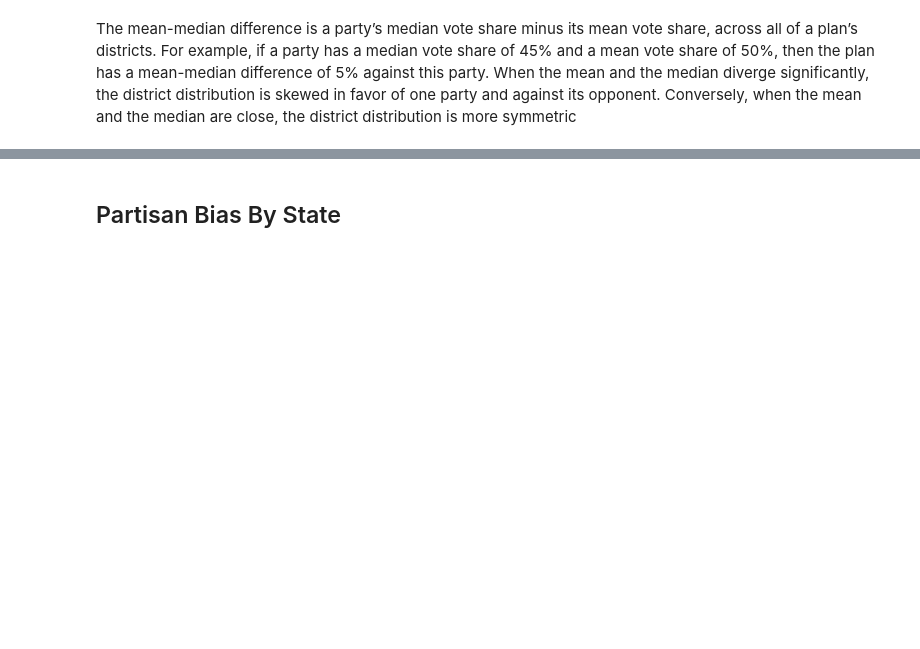
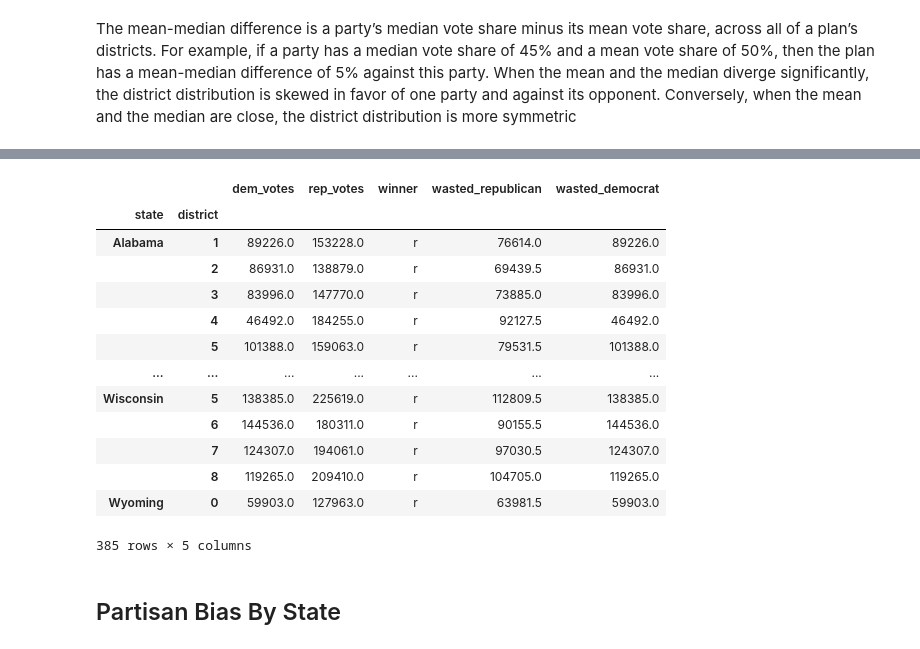
Before and after one commit to dpalencia/cs541g3, a Jupyter notebook: Notebooks/Data Understanding/Data Understanding - U.S. House 1976 - 2018.ipynb, the cells around one changed output, grey strips where cells are left out. Saved outputs shown, nothing was run; the diff lists cells and outputs as text; code cells hidden in the pictures; blank space fills up the shorter version.

```diff
--- a/Notebooks/Data Understanding/Data Understanding - U.S. House 1976 - 2018.ipynb
+++ b/Notebooks/Data Understanding/Data Understanding - U.S. House 1976 - 2018.ipynb
@@ -479,3 +553,20 @@ plt.title("Republican Mean Median",Fontsize = 15);
+# %%
+vote_counts
+# %% [output]
+|  |  | dem_votes | rep_votes | winner | wasted_republican | wasted_democrat |
+| state | district |  |  |  |  |  |
+| Alabama | 1 | 89226.0 | 153228.0 | r | 76614.0 | 89226.0 |
+|  | 2 | 86931.0 | 138879.0 | r | 69439.5 | 86931.0 |
+|  | 3 | 83996.0 | 147770.0 | r | 73885.0 | 83996.0 |
+|  | 4 | 46492.0 | 184255.0 | r | 92127.5 | 46492.0 |
+|  | 5 | 101388.0 | 159063.0 | r | 79531.5 | 101388.0 |
+| ... | ... | ... | ... | ... | ... | ... |
+| Wisconsin | 5 | 138385.0 | 225619.0 | r | 112809.5 | 138385.0 |
+|  | 6 | 144536.0 | 180311.0 | r | 90155.5 | 144536.0 |
+|  | 7 | 124307.0 | 194061.0 | r | 97030.5 | 124307.0 |
+|  | 8 | 119265.0 | 209410.0 | r | 104705.0 | 119265.0 |
+| Wyoming | 0 | 59903.0 | 127963.0 | r | 63981.5 | 59903.0 |
+385 rows × 5 columns
 # %% [markdown]
 ## Partisan Bias By State
 # %%
```
Also changed, not shown: parts of 16 cells of this notebook.
